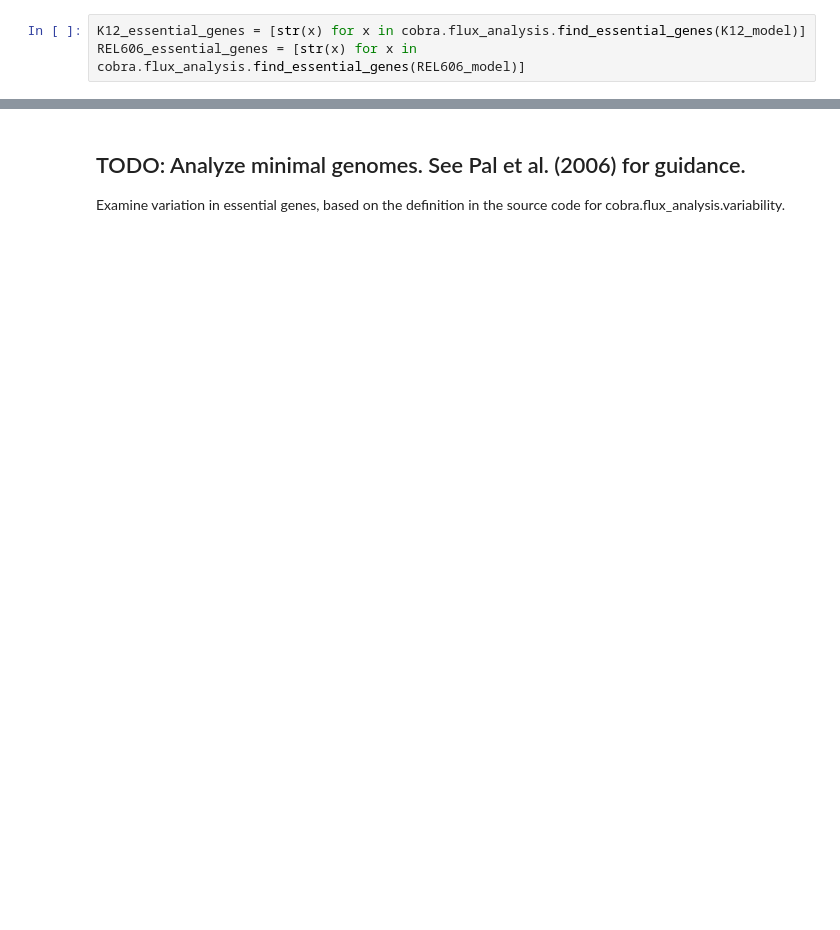
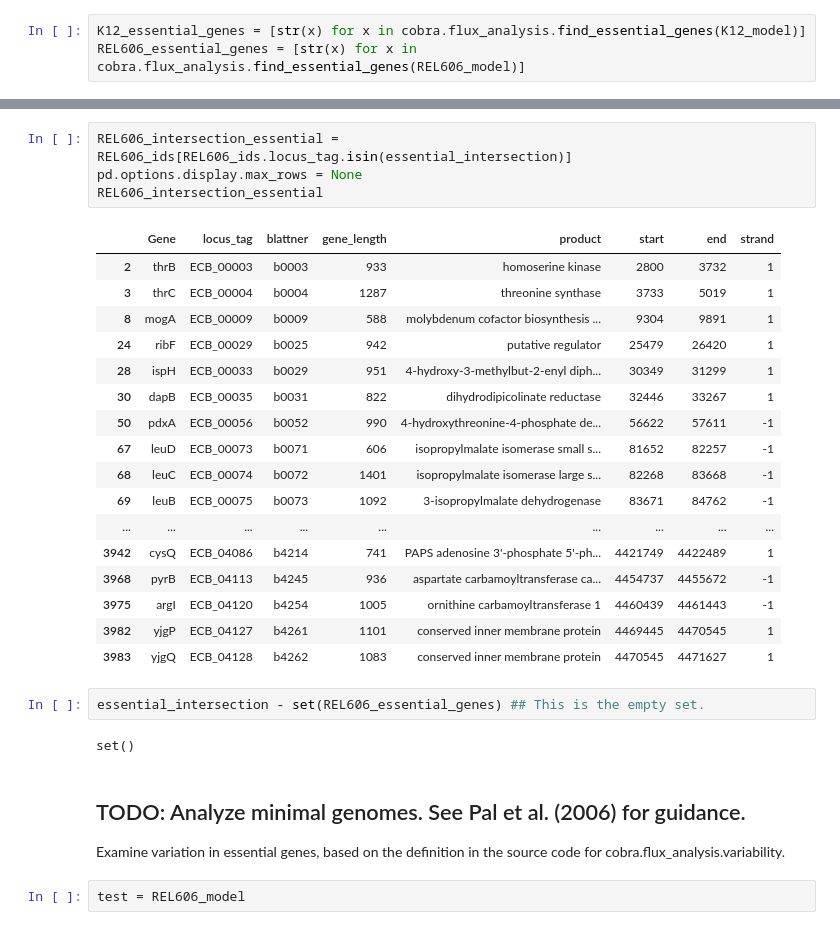
Before and after one commit to rohanmaddamsetti/LTEE-network-analysis, a Jupyter notebook: LTEE-FBA-Jenga.ipynb, the cells around one changed output, grey strips where cells are left out. Cells and saved outputs as stored; diff of their text form; blank space fills up the shorter version.

```diff
--- a/LTEE-FBA-Jenga.ipynb
+++ b/LTEE-FBA-Jenga.ipynb
@@ -196,3 +270,31 @@ inactive_genes_in_50K_A_clones[inactive_genes_in_50K_A_clones.locus_tag.isin(REL
+# %%
+REL606_intersection_essential = REL606_ids[REL606_ids.locus_tag.isin(essential_intersection)]
+pd.options.display.max_rows = None
+REL606_intersection_essential
+# %% [output]
+|  | Gene | locus_tag | blattner | gene_length | product | start | end | strand |
+| 2 | thrB | ECB_00003 | b0003 | 933 | homoserine kinase | 2800 | 3732 | 1 |
+| 3 | thrC | ECB_00004 | b0004 | 1287 | threonine synthase | 3733 | 5019 | 1 |
+| 8 | mogA | ECB_00009 | b0009 | 588 | molybdenum cofactor biosynthesis ... | 9304 | 9891 | 1 |
+| 24 | ribF | ECB_00029 | b0025 | 942 | putative regulator | 25479 | 26420 | 1 |
+| 28 | ispH | ECB_00033 | b0029 | 951 | 4-hydroxy-3-methylbut-2-enyl diph... | 30349 | 31299 | 1 |
+| 30 | dapB | ECB_00035 | b0031 | 822 | dihydrodipicolinate reductase | 32446 | 33267 | 1 |
+| 50 | pdxA | ECB_00056 | b0052 | 990 | 4-hydroxythreonine-4-phosphate de... | 56622 | 57611 | -1 |
+| 67 | leuD | ECB_00073 | b0071 | 606 | isopropylmalate isomerase small s... | 81652 | 82257 | -1 |
+| 68 | leuC | ECB_00074 | b0072 | 1401 | isopropylmalate isomerase large s... | 82268 | 83668 | -1 |
+| 69 | leuB | ECB_00075 | b0073 | 1092 | 3-isopropylmalate dehydrogenase | 83671 | 84762 | -1 |
+| ... | ... | ... | ... | ... | ... | ... | ... | ... |
+| 3942 | cysQ | ECB_04086 | b4214 | 741 | PAPS adenosine 3'-phosphate 5'-ph... | 4421749 | 4422489 | 1 |
+| 3968 | pyrB | ECB_04113 | b4245 | 936 | aspartate carbamoyltransferase ca... | 4454737 | 4455672 | -1 |
+| 3975 | argI | ECB_04120 | b4254 | 1005 | ornithine carbamoyltransferase 1 | 4460439 | 4461443 | -1 |
+| 3982 | yjgP | ECB_04127 | b4261 | 1101 | conserved inner membrane protein | 4469445 | 4470545 | 1 |
+| 3983 | yjgQ | ECB_04128 | b4262 | 1083 | conserved inner membrane protein | 4470545 | 4471627 | 1 |
+# %%
+essential_intersection - set(REL606_essential_genes) ## This is the empty set.
+# %% [output]
+set()
 # %% [markdown]
 ## TODO: Analyze minimal genomes. See Pal et al. (2006) for guidance.
 Examine variation in essential genes, based on the definition in the source code for cobra.flux_analysis.variability.
+# %%
+test = REL606_model
```
Also changed, not shown: parts of 14 cells of this notebook, 2 other files.
